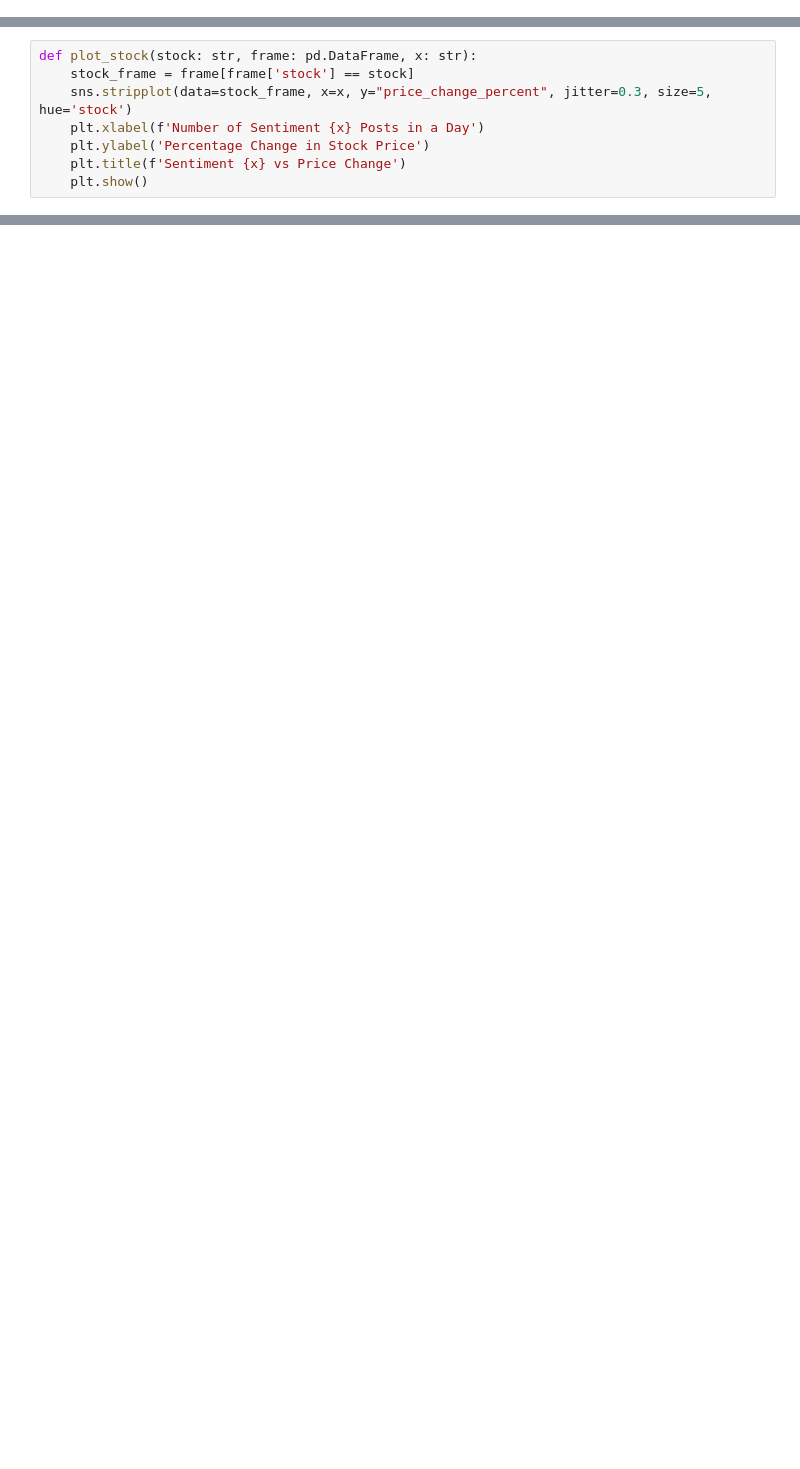
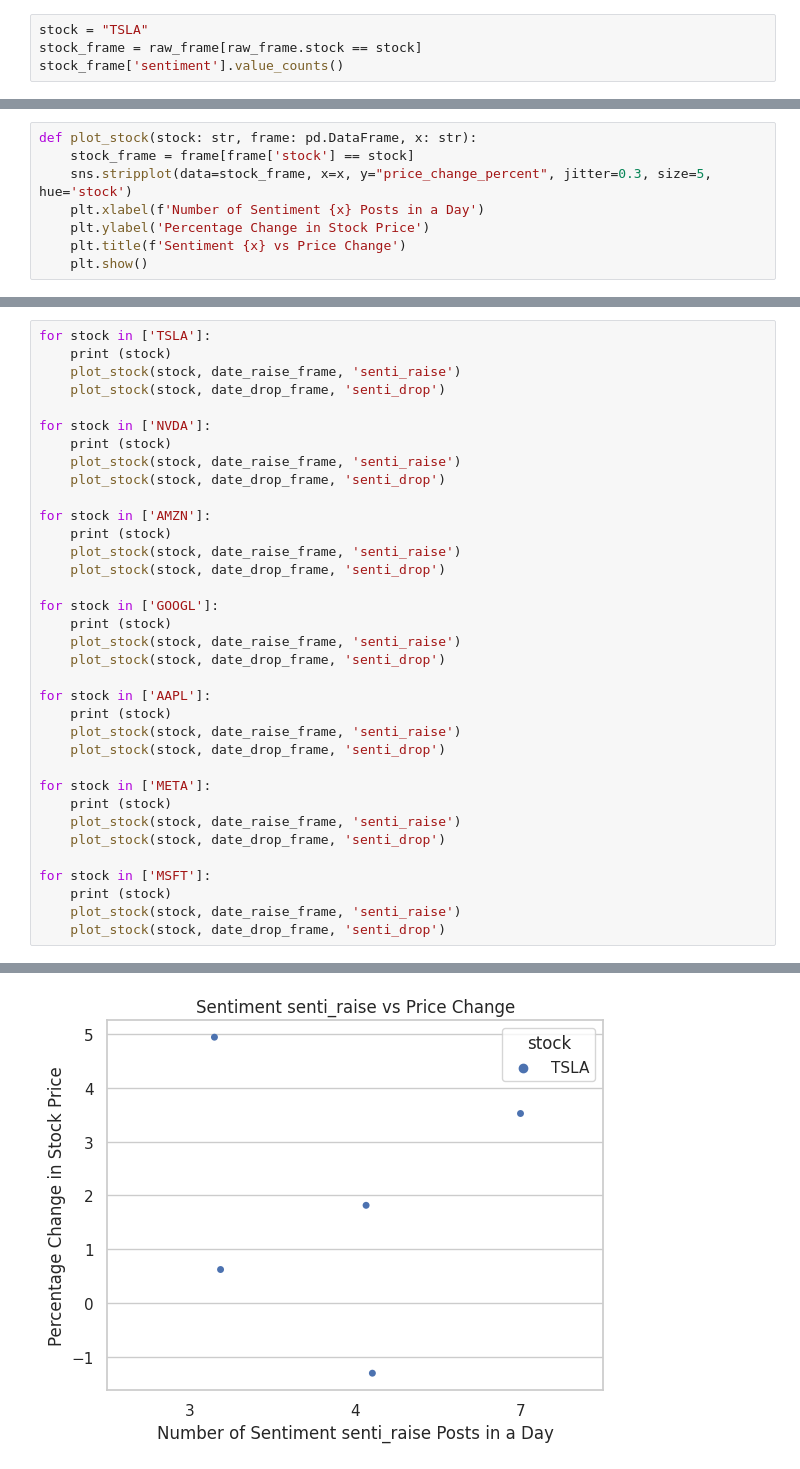
Before and after one commit to TheErickLiu/TSA-Data-Science, a Jupyter notebook: notebook/analysis.ipynb, the cells around one changed output, grey strips where cells are left out. Cells and saved outputs as stored; diff of their text form; blank space fills up the shorter version.

```diff
--- a/notebook/analysis.ipynb
+++ b/notebook/analysis.ipynb
@@ -35,3 +35,7 @@ raw_frame
 | 6833 | TSLA | 2024-02-18 | 10:33:01 | inconclusive | 2024 | 2 | 18 | 202.059998 | 203.169998 | 197.399994 | 199.949997 | ... |
 | 6834 | TSLA | 2024-02-18 | 22:59:22 | inconclusive | 2024 | 2 | 18 | 202.059998 | 203.169998 | 197.399994 | 199.949997 | ... |
 6835 rows × 13 columns
+# %%
+stock = "TSLA"
+stock_frame = raw_frame[raw_frame.stock == stock]
+stock_frame['sentiment'].value_counts()
@@ -275,0 +278,36 @@ TSLA
+# %%
+for stock in ['TSLA']:
+    print (stock)
+    plot_stock(stock, date_raise_frame, 'senti_raise')
+    plot_stock(stock, date_drop_frame, 'senti_drop')
+
+for stock in ['NVDA']:
+    print (stock)
+    plot_stock(stock, date_raise_frame, 'senti_raise')
+    plot_stock(stock, date_drop_frame, 'senti_drop')
+
+for stock in ['AMZN']:
+    print (stock)
+    plot_stock(stock, date_raise_frame, 'senti_raise')
+    plot_stock(stock, date_drop_frame, 'senti_drop')
+
+for stock in ['GOOGL']:
+    print (stock)
+    plot_stock(stock, date_raise_frame, 'senti_raise')
+    plot_stock(stock, date_drop_frame, 'senti_drop')
+
+for stock in ['AAPL']:
+    print (stock)
+    plot_stock(stock, date_raise_frame, 'senti_raise')
+    plot_stock(stock, date_drop_frame, 'senti_drop')
+
+for stock in ['META']:
+    print (stock)
+    plot_stock(stock, date_raise_frame, 'senti_raise')
+    plot_stock(stock, date_drop_frame, 'senti_drop')
+
+for stock in ['MSFT']:
+    print (stock)
+    plot_stock(stock, date_raise_frame, 'senti_raise')
+    plot_stock(stock, date_drop_frame, 'senti_drop')
+# %% [output]
@@ -275,0 +315 @@ TSLA
+[figure, added]
```
Also changed, not shown: parts of 16 cells of this notebook, 12 other files.
